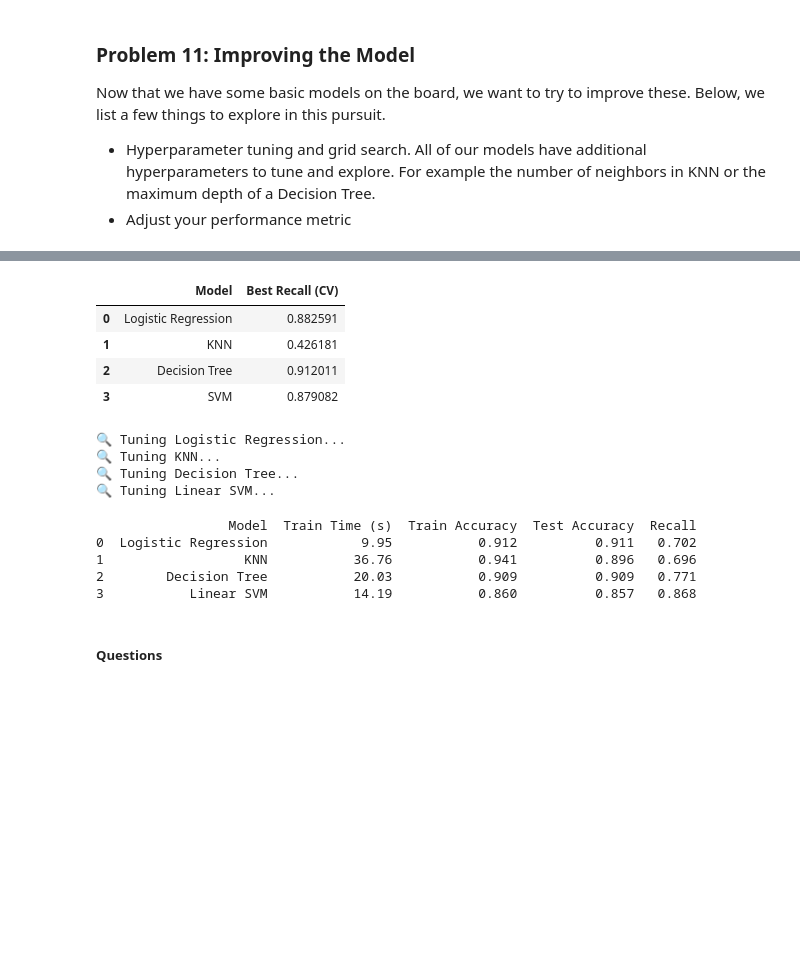
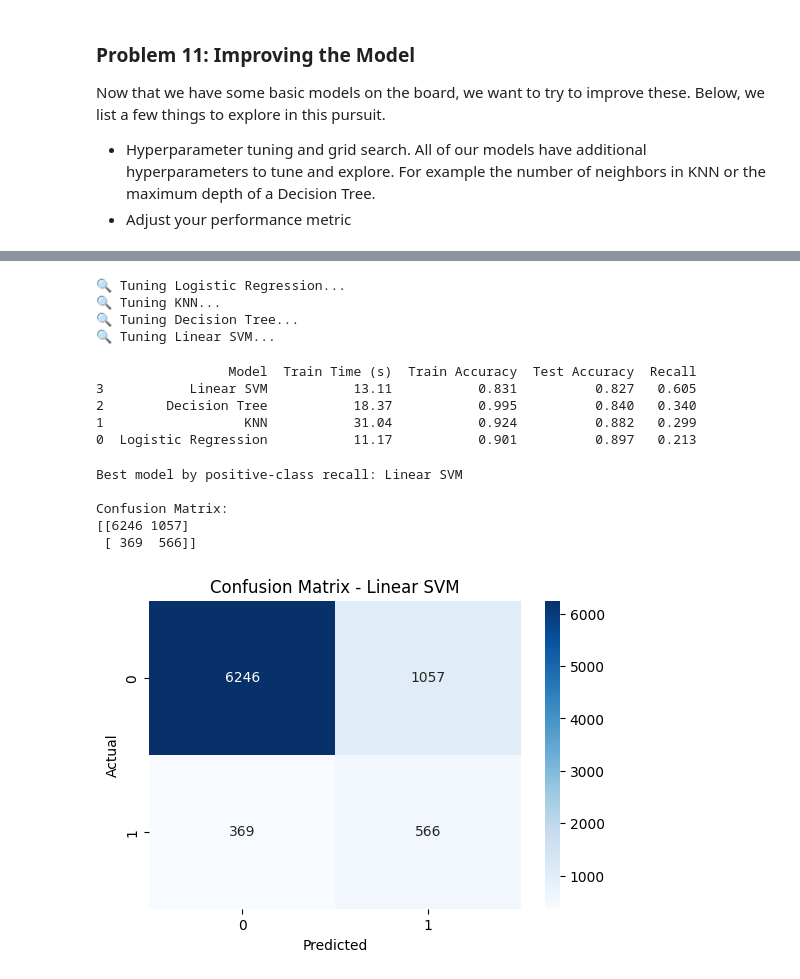
Before and after one commit to revathys/Bank-Marketing, a Jupyter notebook: prompt_III.ipynb, the cells around one changed output, grey strips where cells are left out. Drawn from its saved outputs; the diff is of its cells as text; code cells hidden in the pictures; blank space fills up the shorter version.

```diff
--- a/prompt_III.ipynb
+++ b/prompt_III.ipynb
@@ -534,20 +424,3 @@ weighted avg       0.92      0.86      0.88      8238
-# %%
-results = {
-    'Model': ['Logistic Regression', 'KNN', 'Decision Tree', 'SVM'],
-    'Best Recall (CV)': [best_log.best_score_,
-                     best_knn.best_score_,
-                     best_dt.best_score_,
-                     best_svm.best_score_]
-}
-
-results_df = pd.DataFrame(results)
-results_df
-# %% [output]
-|  | Model | Best Recall (CV) |
-| 0 | Logistic Regression | 0.882591 |
-| 1 | KNN | 0.426181 |
-| 2 | Decision Tree | 0.912011 |
-| 3 | SVM | 0.879082 |
 # %%
  #Define models and their hyperparameter grids
 models_and_params = {
@@ -572,6 +445,7 @@ models_and_params = {
 }
 
 results = []
+best_estimators = {}
 
 # Loop through each model and perform grid search
 for name, (model, params) in models_and_params.items():
@@ -584,7 +458,7 @@ for name, (model, params) in models_and_params.items():
         param_grid=params,
         cv=5,
         n_jobs=-1,
-        scoring='recall_macro'
+        scoring='recall'
     )
 
     start = time.time()
@@ -592,6 +466,8 @@ for name, (model, params) in models_and_params.items():
     end = time.time()
 
     best_model = grid.best_estimator_
+
+    best_estimators[name] = best_model
     y_pred_train = best_model.predict(X_train)
     y_pred_test = best_model.predict(X_test)
 
@@ -601,7 +477,7 @@ for name, (model, params) in models_and_params.items():
         "Train Time (s)": round(end - start, 2),
         "Train Accuracy": round(accuracy_score(y_train, y_pred_train), 3),
         "Test Accuracy": round(accuracy_score(y_test, y_pred_test), 3),
-        "Recall" : round(recall_score(y_test, y_pred_test, average='macro'), 3)
+        "Recall" : round(recall_score(y_test, y_pred_test), 3)
     })
 # %% [output]
 🔍 Tuning Logistic Regression...
@@ -611,14 +487,37 @@ for name, (model, params) in models_and_params.items():
 # %%
 
 # Display results as DataFrame
-results_df = pd.DataFrame(results)
+results_df = pd.DataFrame(results).sort_values('Recall', ascending=False)
 pd.set_option('display.max_colwidth', None)
 print(results_df)
 # %% [output]
                  Model  Train Time (s)  Train Accuracy  Test Accuracy  Recall
-0  Logistic Regression            9.95           0.912          0.911   0.702
-1                  KNN           36.76           0.941          0.896   0.696
-2        Decision Tree           20.03           0.909          0.909   0.771
-3           Linear SVM           14.19           0.860          0.857   0.868
+3           Linear SVM           13.11           0.831          0.827   0.605
+2        Decision Tree           18.37           0.995          0.840   0.340
+1                  KNN           31.04           0.924          0.882   0.299
+0  Logistic Regression           11.17           0.901          0.897   0.213
-# %% [markdown]
-##### Questions
+# %%
+ #Select top model by pos recall
+best_by_recall = results_df.iloc[0]['Model']
+print(f"\nBest model by positive-class recall: {best_by_recall}")
+best_model = best_estimators[best_by_recall]
+
+# Confusion matrix
+y_pred = best_model.predict(X_test)
+cm = confusion_matrix(y_test, y_pred)
+print('\nConfusion Matrix:')
+print(cm)
+
+plt.figure(figsize=(6,4))
+sns.heatmap(cm, annot=True, fmt='d', cmap='Blues')
+plt.xlabel('Predicted')
+plt.ylabel('Actual')
+plt.title(f'Confusion Matrix - {best_by_recall}')
+plt.show()
+# %% [output]
+Best model by positive-class recall: Linear SVM
+
+Confusion Matrix:
+[[6246 1057]
+ [ 369  566]]
+[figure, added]
```
Also changed, not shown: parts of 17 cells of this notebook.
